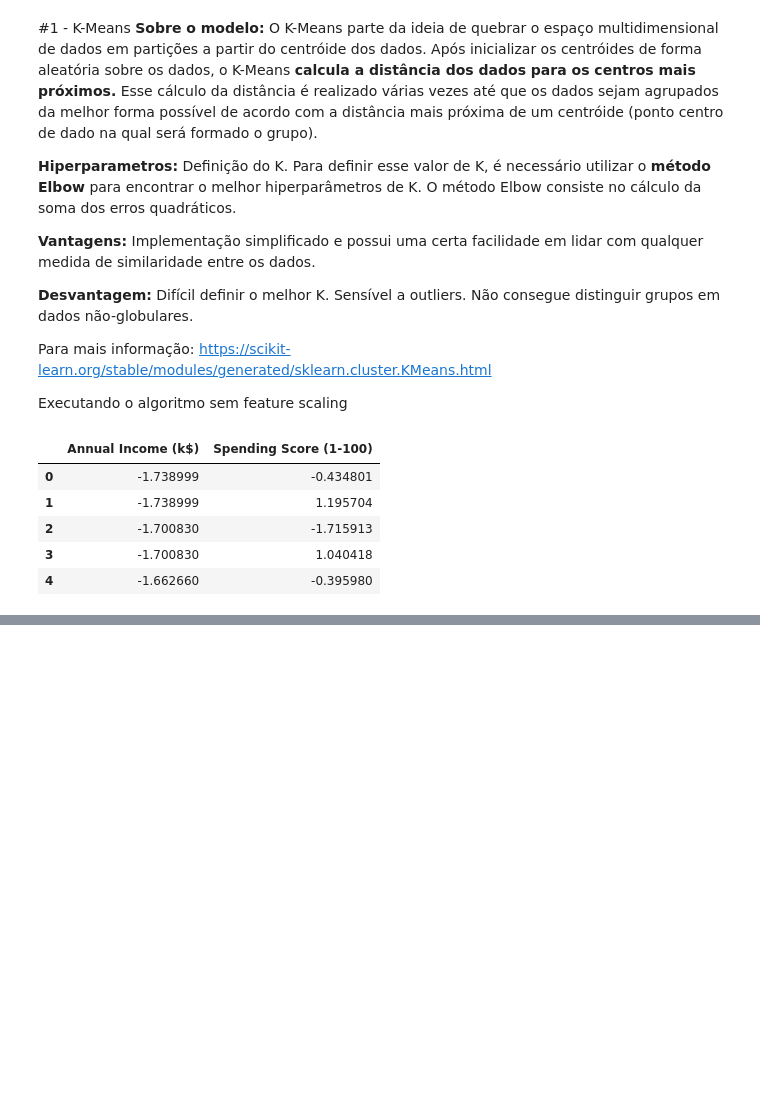
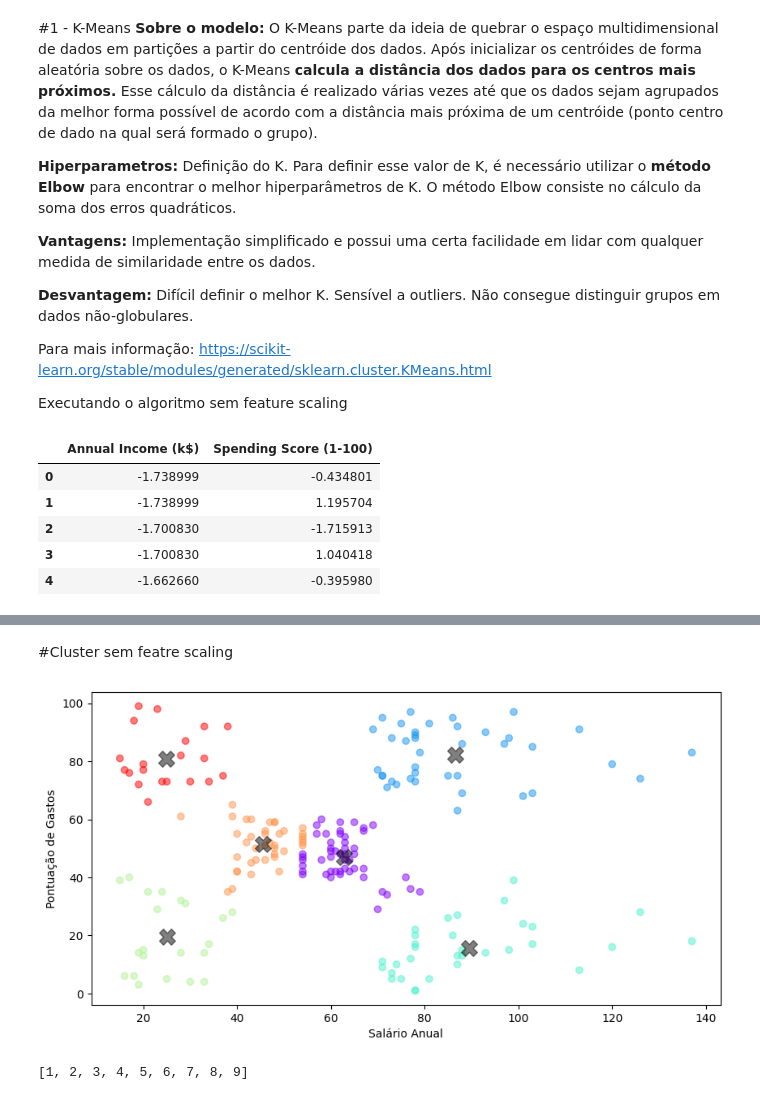
Before and after one commit to felippe-ribeiro/AulasIAFIAP, a Jupyter notebook: Aula3_KmeansMall.ipynb, the cells around one changed output, grey strips where cells are left out. Cells and saved outputs as stored; diff of their text form; code cells hidden in the pictures; blank space fills up the shorter version.

```diff
--- a/Aula3_KmeansMall.ipynb
+++ b/Aula3_KmeansMall.ipynb
@@ -208,0 +206,3 @@ array([3, 5, 3, 5, 3, 5, 3, 5, 3, 5, 3, 5, 3, 5, 3, 5, 3, 5, 3, 5, 3, 5,
+# %%
+dados['Grupos'] = kmeans_labels
+dados.head()
@@ -208,0 +249,19 @@ array([3, 5, 3, 5, 3, 5, 3, 5, 3, 5, 3, 5, 3, 5, 3, 5, 3, 5, 3, 5, 3, 5,
+# %% [markdown]
+#Cluster sem featre scaling
+# %%
+plt.scatter(dados[['Annual Income (k$)']], dados[['Spending Score (1-100)']], c=kmeans_labels, alpha=0.5, cmap='rainbow')
+plt.xlabel('Salário Anual')
+plt.ylabel('Pontuação de Gastos')
+
+plt.scatter(centroides[:, 0], centroides[:, 1], c='black', marker='X', s=200, alpha=0.5)
+plt.rcParams['figure.figsize'] = (10, 5)
+plt.show()
+# %% [output]
+[figure, added]
+# %%
+#Escolhendo a quantidade de grupos com o método cotovelo
+#lista com a quantidade de cluster que testaremos
+k = list(range(1,10))
+print(k)
+# %% [output]
+[1, 2, 3, 4, 5, 6, 7, 8, 9]
```
Also changed, not shown: parts of 19 cells of this notebook.
